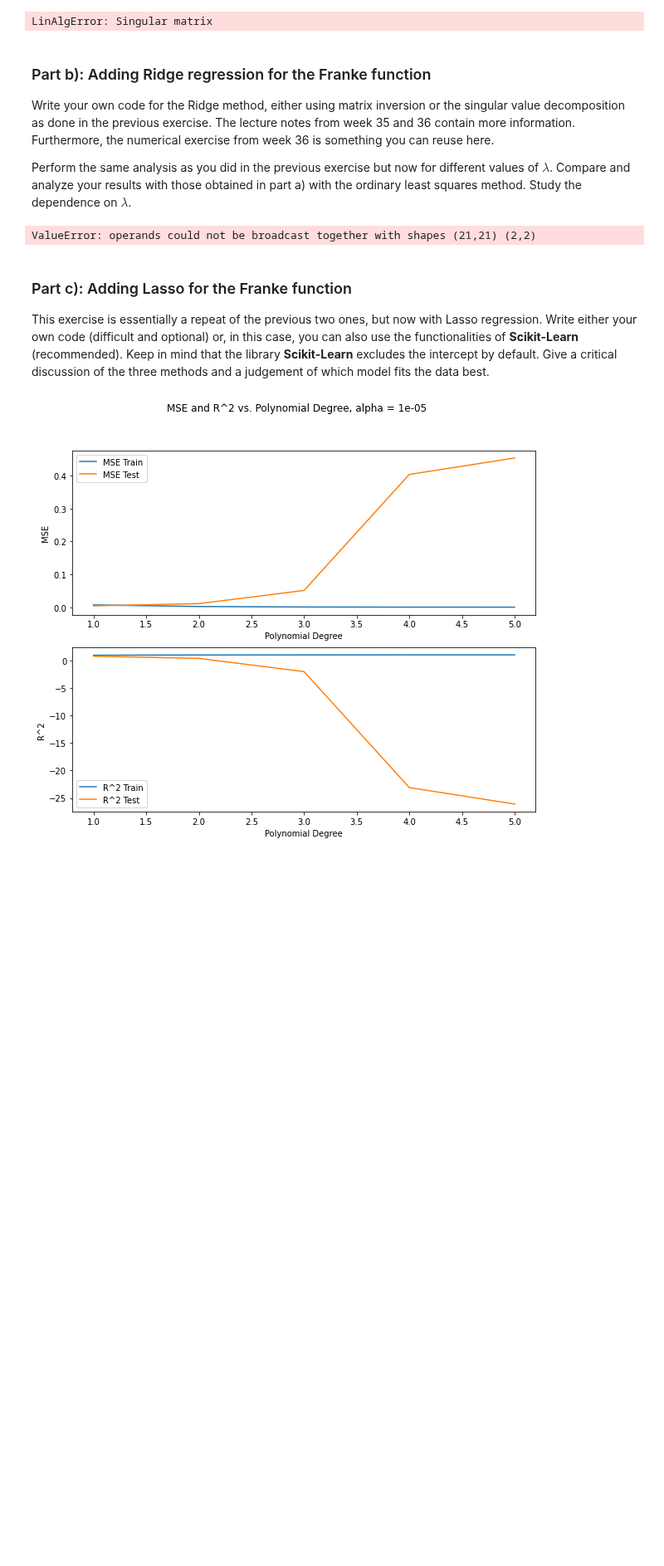
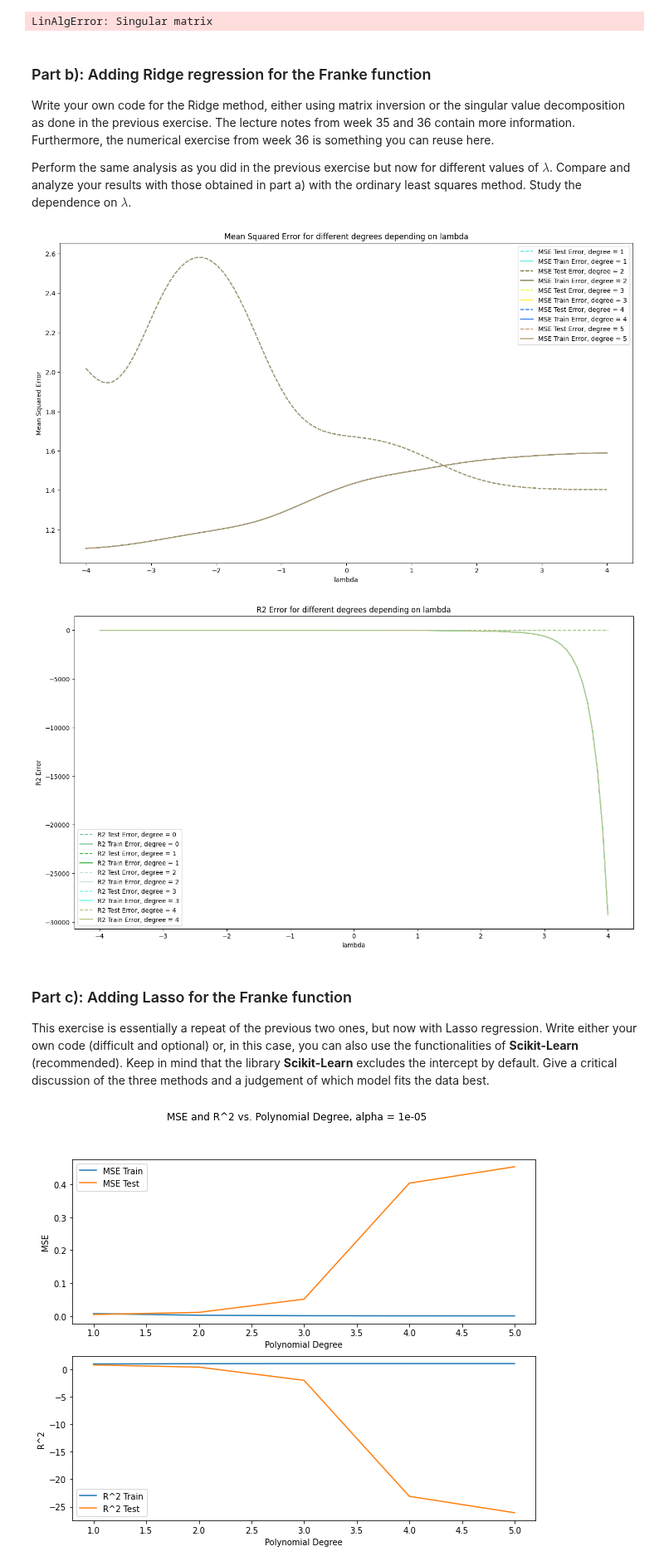
Before and after one commit to Sofriet/Project1data-ml, a Jupyter notebook: Project1.ipynb, the cells around one changed output. Shown at 83% size. Drawn from its saved outputs; the diff is of its cells as text; code cells hidden in the pictures; blank space fills up the shorter version.

```diff
--- a/Project1.ipynb
+++ b/Project1.ipynb
@@ -463,16 +463,19 @@ for degree in range(1, PolynomialDegree+1):
     R2Test = []
 
     for lamb in lambdas:
-    #     model = make_pipeline(PolynomialFeatures(degree=degree), Ridge(alpha = lamb, fit_intercept=True))
-    #     clf = model.fit(X_train_scaled, z_train)
-    #     z_fit = clf.predict(X_train_scaled)
-    #     z_pred = clf.predict(X_test_scaled)
+        model = make_pipeline(PolynomialFeatures(degree=degree), Ridge(alpha = lamb, fit_intercept=True))
+        clf = model.fit(X_train_scaled, z_train)
+        z_fit = clf.predict(X_train_scaled)
+        z_pred = clf.predict(X_test_scaled)
 
-        #without sklearn
-        I = np.eye(degree+1)
-        RidgeModel = np.linalg.inv(X_train_scaled.T @ X_train_scaled+lamb*I) @ X_train_scaled.T @ z_train
-        z_fit = X_train_scaled @ RidgeModel
-        z_pred = X_test_scaled @ RidgeModel
+        #-------------------without sklearn-------------------------------------------------------------------
+        #TODO: only see one degree 2, why not the rest?
+        # I = np.eye(X_train_scaled.shape[1])
+        # RidgeModel = np.linalg.inv(X_train_scaled.T @ X_train_scaled+lamb*I) @ X_train_scaled.T @ z_train
+        # z_fit = X_train_scaled @ RidgeModel
+        # z_pred = X_test_scaled @ RidgeModel
+        #-----------------------------------------------------------------------------------------------------
+
 
         MSETrain.append(mean_squared_error(z_fit,z_train))
         MSETest.append(mean_squared_error(z_test, z_pred))
@@ -480,31 +483,32 @@ for degree in range(1, PolynomialDegree+1):
         R2Test.append(r2_score(z_test, z_pred))
         PolyDegree.append(degree)
 
     MSETrainAllLambdas.append(MSETrain)
     MSETestAllLambdas.append(MSETest)
     R2TrainAllLambdas.append(R2Train)
     R2TestAllLambdas.append(R2Test)
 
 plt.figure(figsize=(16,9))
 for i in range(0, len(MSETrainAllLambdas)):
     color = "%06x" % rd.randint(0, 0xFFFFFF) # Keep both Train and Test the same color
     plt.plot(np.log10(lambdas), MSETestAllLambdas[i], linestyle = '--', color = "#" + color, label=f'MSE Test Error, degree = {i+1}')
     plt.plot(np.log10(lambdas), MSETrainAllLambdas[i], color = "#" + color, label=f'MSE Train Error, degree = {i+1}')
 plt.xlabel("lambda")
 plt.ylabel("Mean Squared Error")
 plt.title(f"Mean Squared Error for different degrees depending on lambda")
 plt.legend()
 plt.show()
 
 plt.figure(figsize=(16,9))
 for i in range(0, len(R2TrainAllLambdas)):
     color = "%06x" % rd.randint(0, 0xFFFFFF) # Keep both Train and Test the same color
     plt.plot(np.log10(lambdas), R2TestAllLambdas[i], linestyle = '--', color = "#" + color, label=f'R2 Test Error, degree = {i}')
     plt.plot(np.log10(lambdas), R2TrainAllLambdas[i], color = "#" + color, label=f'R2 Train Error, degree = {i}')
 plt.xlabel("lambda")
 plt.ylabel("R2 Error")
 plt.title(f"R2 Error for different degrees depending on lambda")
 plt.legend()
 plt.show()
 # %% [output]
-ValueError: operands could not be broadcast together with shapes (21,21) (2,2)
+[figure, added]
+[figure, added]
```
Also changed, not shown: parts of 3 cells of this notebook, 16 other files.
